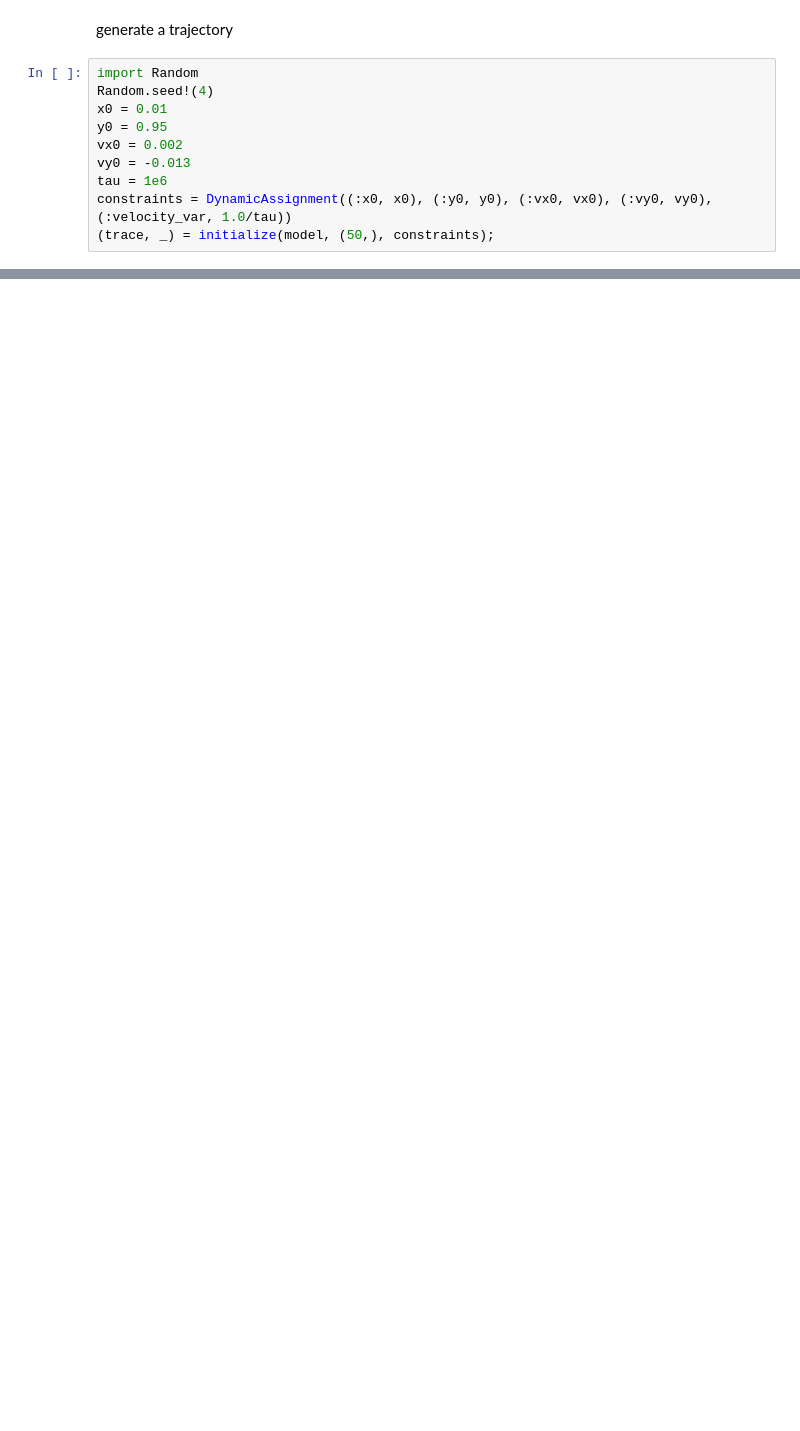
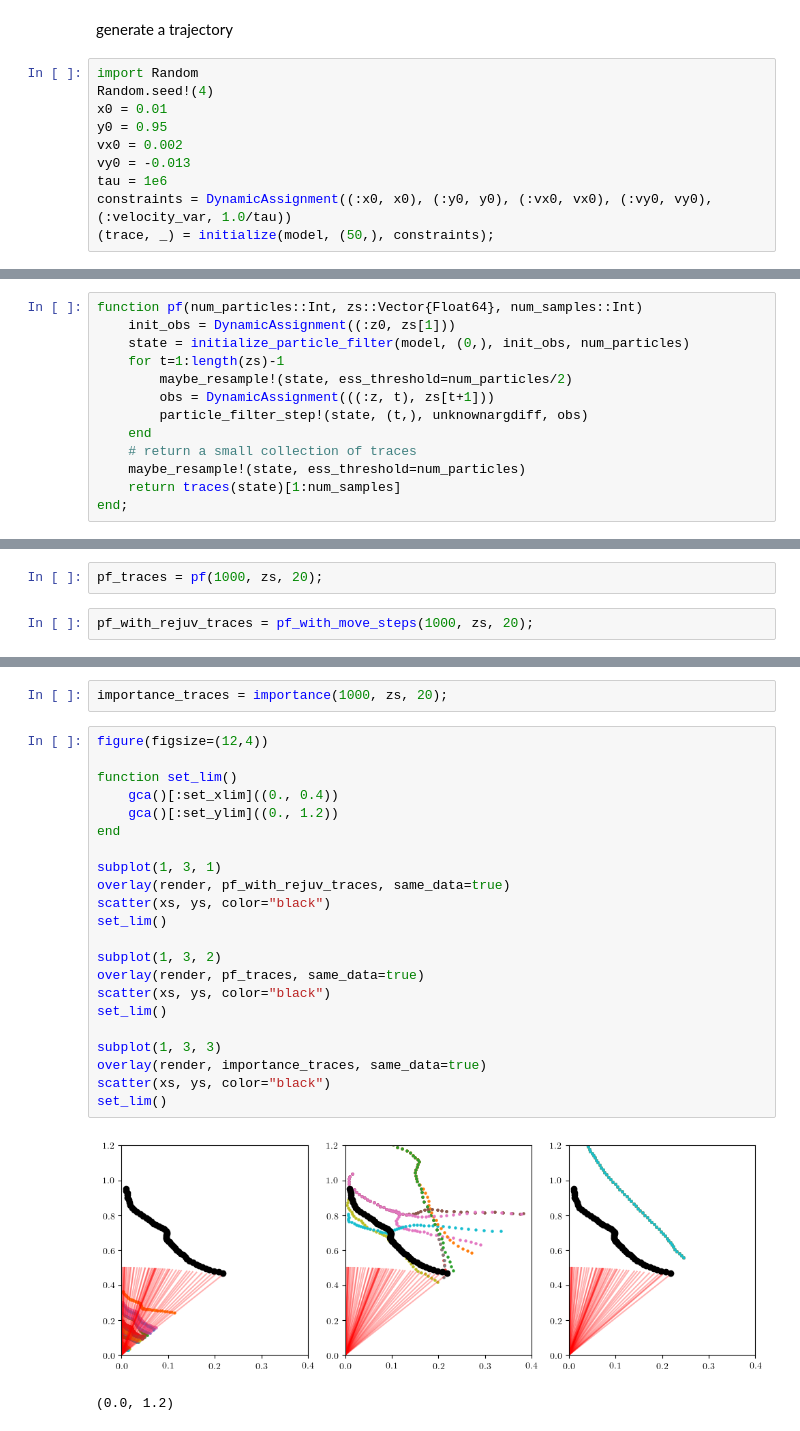
Before and after one commit to probcomp/gen-quickstart, a Jupyter notebook: tutorial-smc/Sequential Monte Carlo in Gen.ipynb, the cells around one changed output, grey strips where cells are left out. Saved outputs shown, nothing was run; the diff lists cells and outputs as text; blank space fills up the shorter version.

```diff
--- a/tutorial-smc/Sequential Monte Carlo in Gen.ipynb
+++ b/tutorial-smc/Sequential Monte Carlo in Gen.ipynb
@@ -655,0 +667,13 @@ num_particles = 1000
+# %%
+function pf(num_particles::Int, zs::Vector{Float64}, num_samples::Int)
+    init_obs = DynamicAssignment((:z0, zs[1]))
+    state = initialize_particle_filter(model, (0,), init_obs, num_particles)
+    for t=1:length(zs)-1
+        maybe_resample!(state, ess_threshold=num_particles/2)
+        obs = DynamicAssignment(((:z, t), zs[t+1]))
+        particle_filter_step!(state, (t,), unknownargdiff, obs)
+    end
+    # return a small collection of traces
+    maybe_resample!(state, ess_threshold=num_particles)
+    return traces(state)[1:num_samples]
+end;
@@ -655,0 +798,4 @@ num_particles = 1000
+# %%
+pf_traces = pf(1000, zs, 20);
+# %%
+pf_with_rejuv_traces = pf_with_move_steps(1000, zs, 20);
@@ -655,0 +820,27 @@ num_particles = 1000
+# %%
+importance_traces = importance(1000, zs, 20);
+# %%
+figure(figsize=(12,4))
+
+function set_lim()
+    gca()[:set_xlim]((0., 0.4))
+    gca()[:set_ylim]((0., 1.2))
+end
+
+subplot(1, 3, 1)
+overlay(render, pf_with_rejuv_traces, same_data=true)
+scatter(xs, ys, color="black")
+set_lim()
+
+subplot(1, 3, 2)
+overlay(render, pf_traces, same_data=true)
+scatter(xs, ys, color="black")
+set_lim()
+
+subplot(1, 3, 3)
+overlay(render, importance_traces, same_data=true)
+scatter(xs, ys, color="black")
+set_lim()
+# %% [output]
+[figure, added]
+(0.0, 1.2)
```
Also changed, not shown: parts of 23 cells of this notebook.
